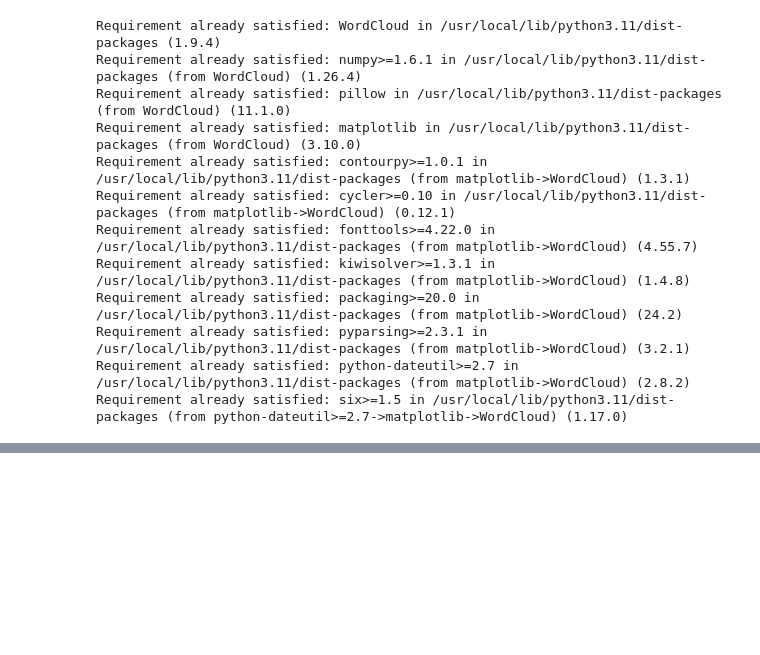
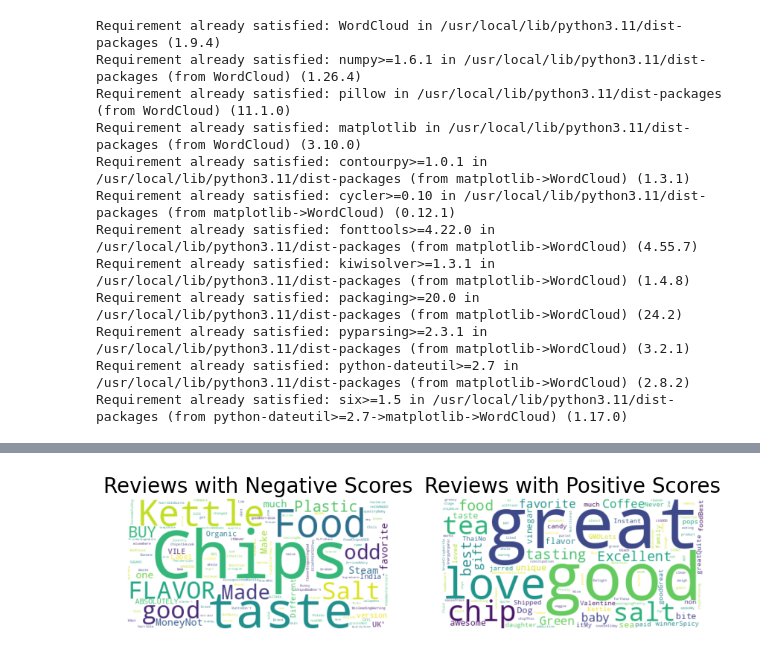
Before and after one commit to Akanksha165/NLP-ASS, a Jupyter notebook: Untitled6.ipynb, the cells around one changed output, grey strips where cells are left out. Cells and saved outputs as stored; diff of their text form; code cells hidden in the pictures; blank space fills up the shorter version.

```diff
--- a/Untitled6.ipynb
+++ b/Untitled6.ipynb
@@ -174,0 +173,21 @@ plt.show()
+# %%
+negative_reviews=reviews_sample[reviews_sample['Score'].isin([1,2])]
+positive_reviews=reviews_sample[reviews_sample['Score'].isin([4,5])]
+negative_reviews_str=negative_reviews.Summary.str.cat()
+positive_reviews_str=positive_reviews.Summary.str.cat()
+# %%
+wordcloud_negative=WordCloud(background_color='white').generate(negative_reviews_str)
+wordcloud_positive=WordCloud(background_color='white').generate(positive_reviews_str)
+
+fig=plt.figure(figsize=(10,10))
+ax1= fig.add_subplot(1,2,1)
+ax1.imshow(wordcloud_negative,interpolation='bilinear')
+plt.axis('off')
+ax1.set_title("Reviews with Negative Scores",fontsize=20)
+ax2=fig.add_subplot(1,2,2)
+plt.imshow(wordcloud_positive,interpolation='bilinear')
+plt.axis('off')
+ax2.set_title("Reviews with Positive Scores",fontsize=20)
+plt.show()
+# %% [output]
+[figure, added]
```
Also changed, not shown: parts of 5 cells of this notebook.
